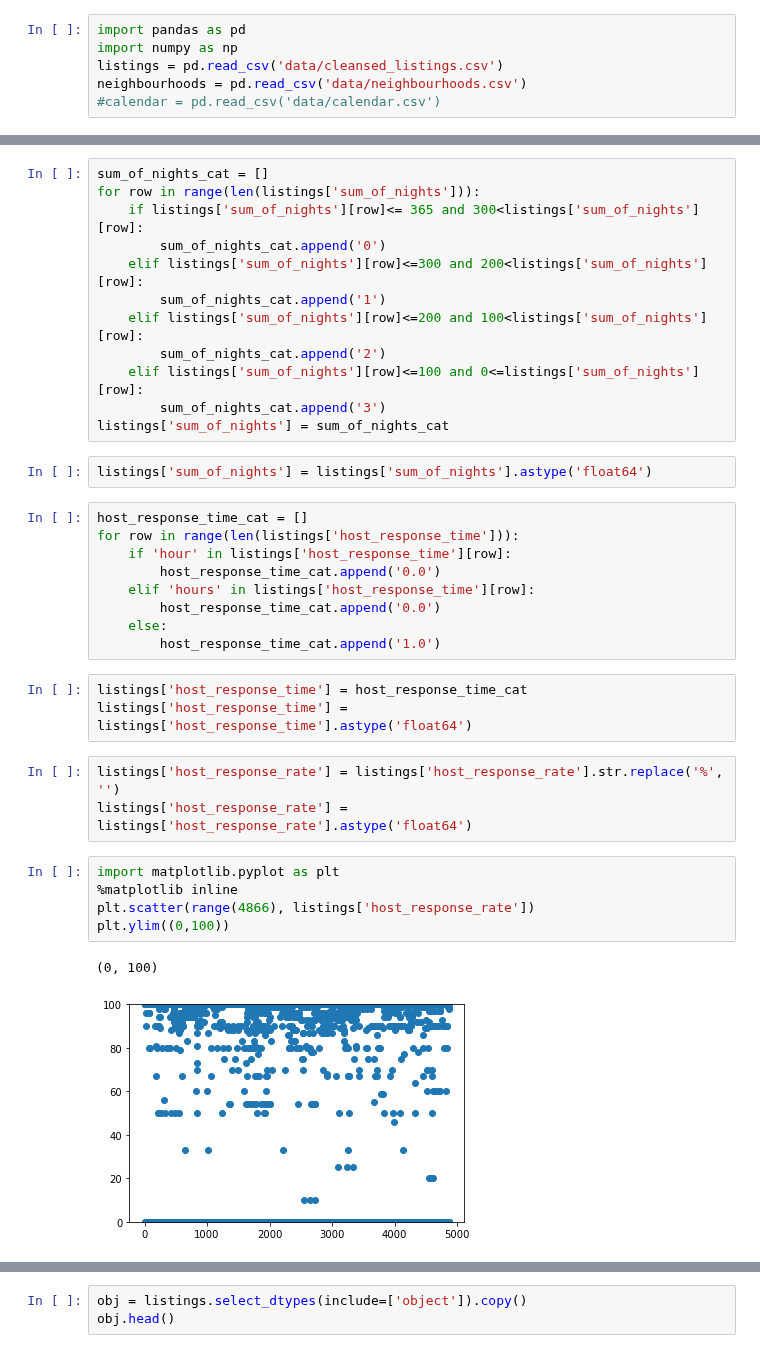
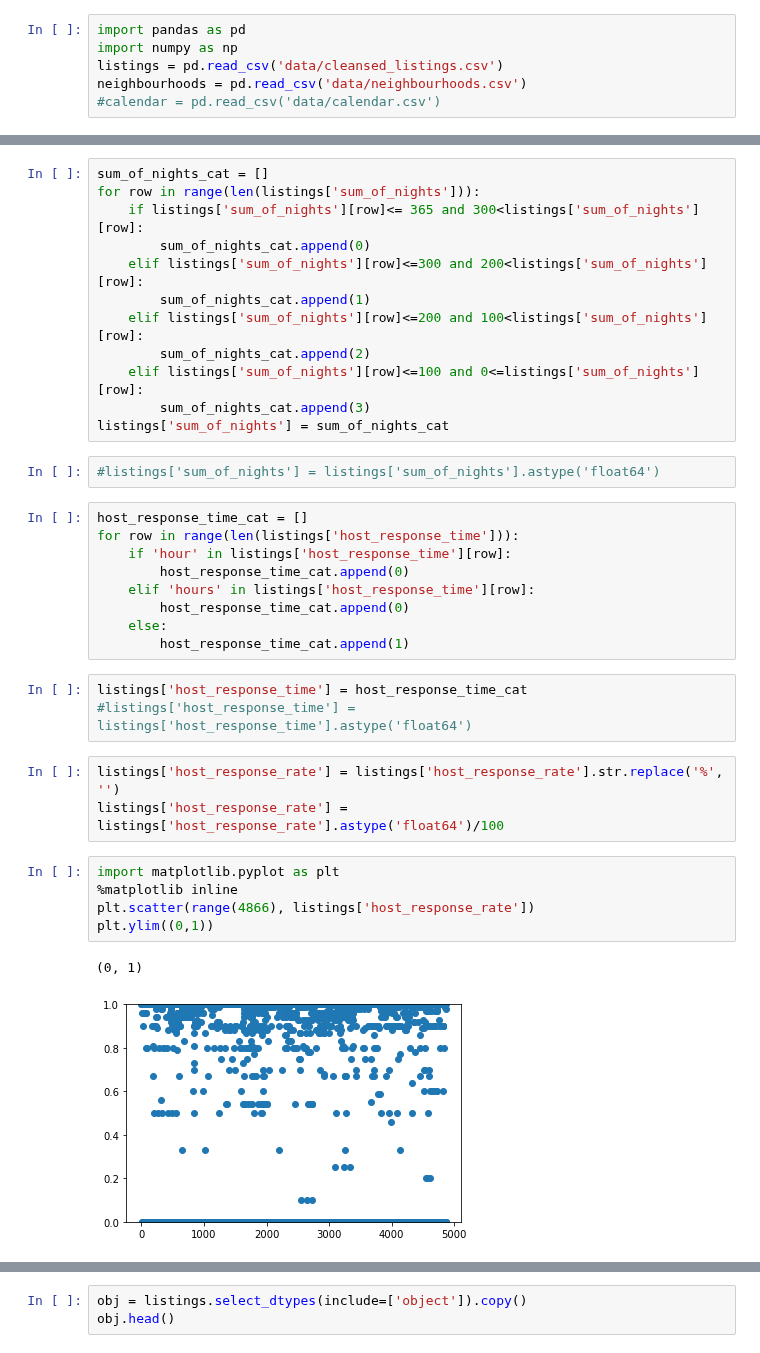
Before and after one commit to kzhang49/Hainan-Chicken, a Jupyter notebook: Analysis.ipynb, the cells around one changed output, grey strips where cells are left out. Saved outputs shown, nothing was run; the diff lists cells and outputs as text.

```diff
--- a/Analysis.ipynb
+++ b/Analysis.ipynb
@@ -56,39 +33,39 @@ plt.ylim((0,365))
 sum_of_nights_cat = []
 for row in range(len(listings['sum_of_nights'])):
     if listings['sum_of_nights'][row]<= 365 and 300<listings['sum_of_nights'][row]:
-        sum_of_nights_cat.append('0')
+        sum_of_nights_cat.append(0)
     elif listings['sum_of_nights'][row]<=300 and 200<listings['sum_of_nights'][row]:
-        sum_of_nights_cat.append('1')
+        sum_of_nights_cat.append(1)
     elif listings['sum_of_nights'][row]<=200 and 100<listings['sum_of_nights'][row]:
-        sum_of_nights_cat.append('2')
+        sum_of_nights_cat.append(2)
     elif listings['sum_of_nights'][row]<=100 and 0<=listings['sum_of_nights'][row]:
-        sum_of_nights_cat.append('3')
+        sum_of_nights_cat.append(3)
 listings['sum_of_nights'] = sum_of_nights_cat
 # %%
-listings['sum_of_nights'] = listings['sum_of_nights'].astype('float64')
+#listings['sum_of_nights'] = listings['sum_of_nights'].astype('float64')
 # %%
 host_response_time_cat = []
 for row in range(len(listings['host_response_time'])):
     if 'hour' in listings['host_response_time'][row]:
-        host_response_time_cat.append('0.0')
+        host_response_time_cat.append(0)
     elif 'hours' in listings['host_response_time'][row]:
-        host_response_time_cat.append('0.0')
+        host_response_time_cat.append(0)
     else:
-        host_response_time_cat.append('1.0')
+        host_response_time_cat.append(1)
 # %%
 listings['host_response_time'] = host_response_time_cat
-listings['host_response_time'] = listings['host_response_time'].astype('float64')
+#listings['host_response_time'] = listings['host_response_time'].astype('float64')
 # %%
 listings['host_response_rate'] = listings['host_response_rate'].str.replace('%', '')
-listings['host_response_rate'] = listings['host_response_rate'].astype('float64')
+listings['host_response_rate'] = listings['host_response_rate'].astype('float64')/100
 # %%
 import matplotlib.pyplot as plt
 %matplotlib inline
 plt.scatter(range(4866), listings['host_response_rate'])
-plt.ylim((0,100))
+plt.ylim((0,1))
 # %% [output]
-(0, 100)
+(0, 1)
-[figure, old version]
+[figure, new version]
 # %%
 responserate_cat = []
 for row in range(len(listings['host_response_rate'])):
```
Also changed, not shown: parts of 20 cells of this notebook.
